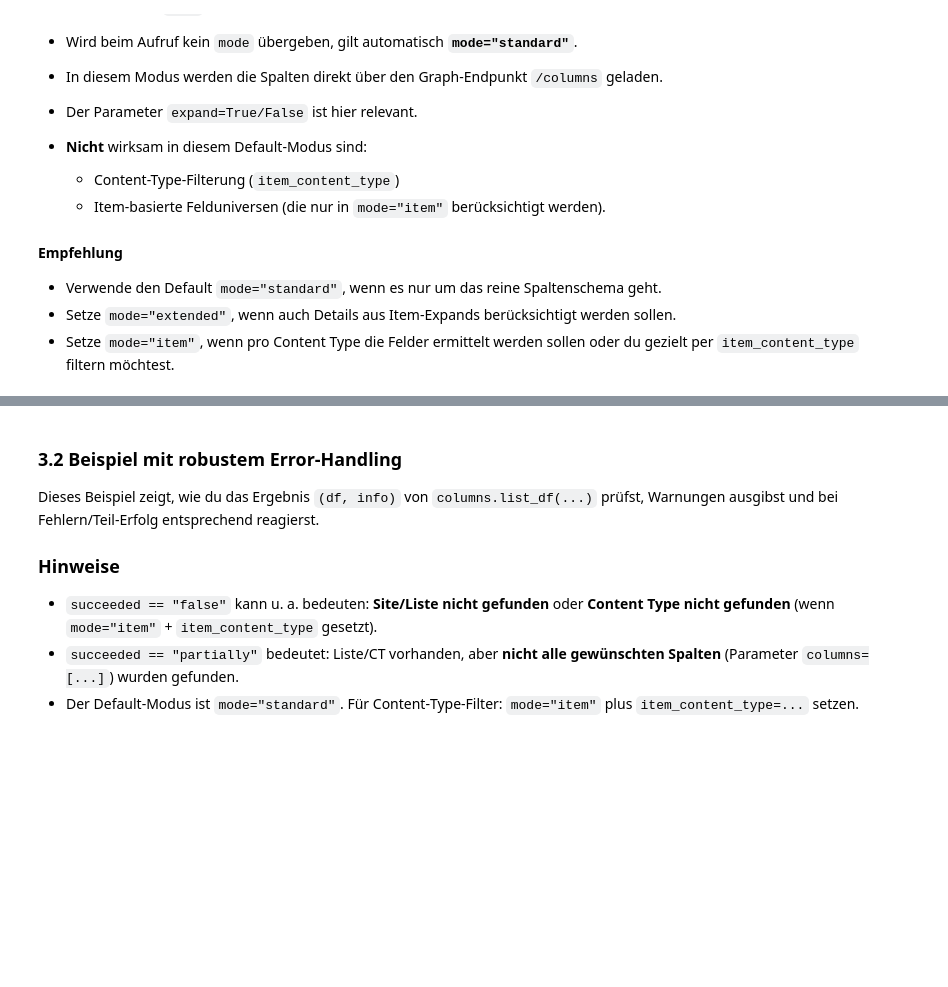
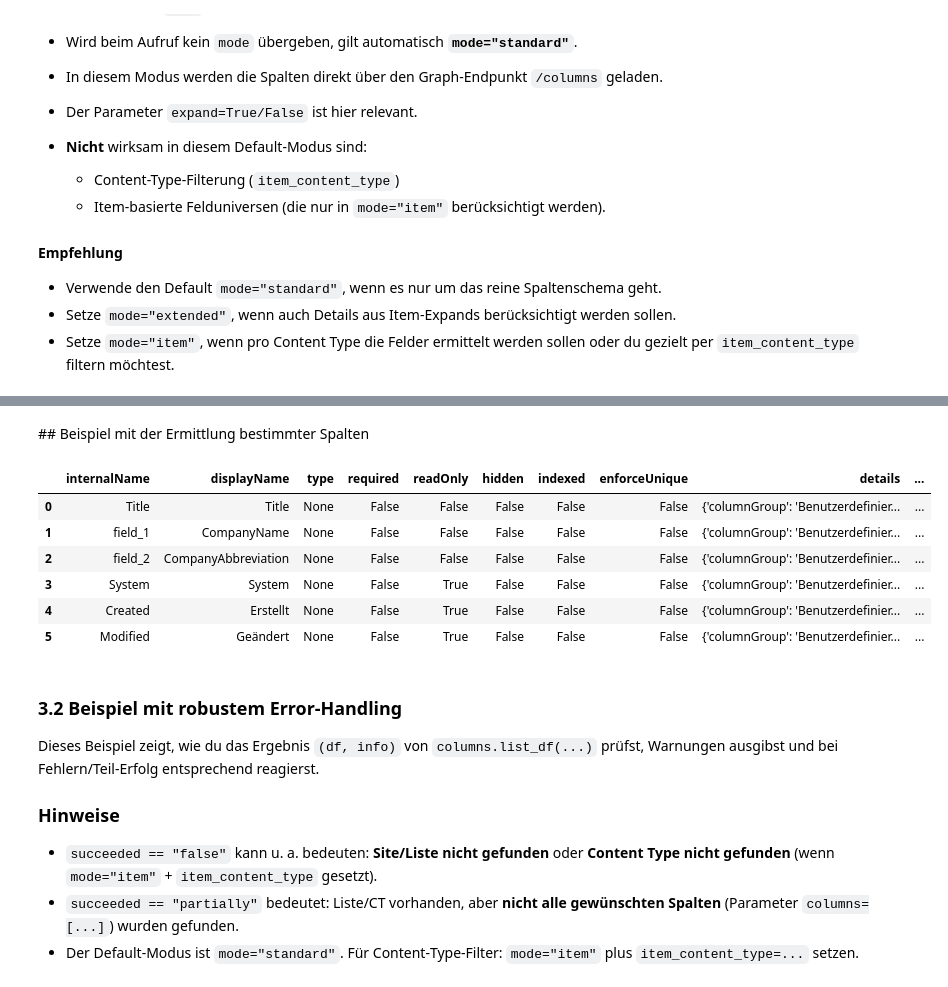
Before and after one commit to ErhardRainer/GRAPH_API, a Jupyter notebook: notebooks/102_sharepoint_lists_columns.ipynb, the cells around one changed output, grey strips where cells are left out. Cells and saved outputs as stored; diff of their text form; code cells hidden in the pictures; blank space fills up the shorter version.

```diff
--- a/notebooks/102_sharepoint_lists_columns.ipynb
+++ b/notebooks/102_sharepoint_lists_columns.ipynb
@@ -244,6 +245,29 @@ info
     'params': {'$select': 'id,displayName,name'}}]},
  'module_version': '2.2.1',
  'succeeded': 'true'}
+# %% [markdown]
+\## Beispiel mit der Ermittlung bestimmter Spalten
+# %%
+wanted = ["Title", "GUID", "field_1", "field_2", "System", "Created", "Modified"]
+df_sel, info_sel = columns.list_df(
+    gc,
+    site_url=site_url,
+    list_title=list_title,
+    mode="standard",
+    columns=wanted,
+)
+
+df_sel
+
+## Issue4 - https://github.com/ErhardRainer/GRAPH_API/issues/4
+# %% [output]
+|  | internalName | displayName | type | required | readOnly | hidden | indexed | enforceUnique | details | ... |
+| 0 | Title | Title | None | False | False | False | False | False | {'columnGroup': 'Benutzerdefinier... | ... |
+| 1 | field_1 | CompanyName | None | False | False | False | False | False | {'columnGroup': 'Benutzerdefinier... | ... |
+| 2 | field_2 | CompanyAbbreviation | None | False | False | False | False | False | {'columnGroup': 'Benutzerdefinier... | ... |
+| 3 | System | System | None | False | True | False | False | False | {'columnGroup': 'Benutzerdefinier... | ... |
+| 4 | Created | Erstellt | None | False | True | False | False | False | {'columnGroup': 'Benutzerdefinier... | ... |
+| 5 | Modified | Geändert | None | False | True | False | False | False | {'columnGroup': 'Benutzerdefinier... | ... |
 # %% [markdown]
 ### 3.2 Beispiel mit robustem Error‑Handling
 
```
Also changed, not shown: parts of 3 cells of this notebook, 1 other file.
